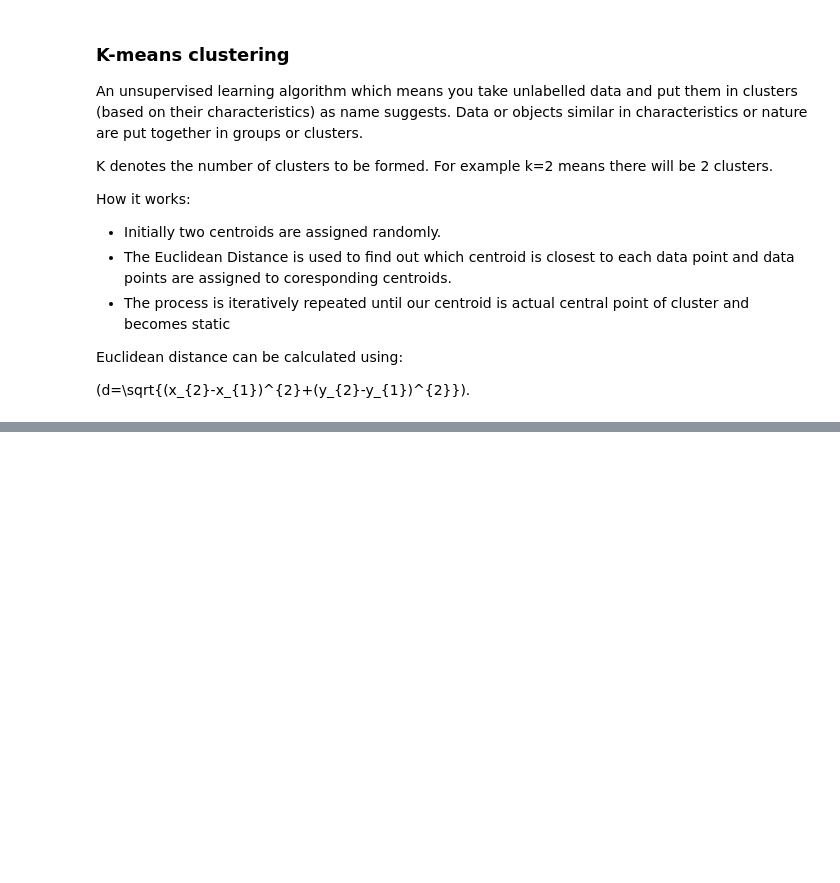
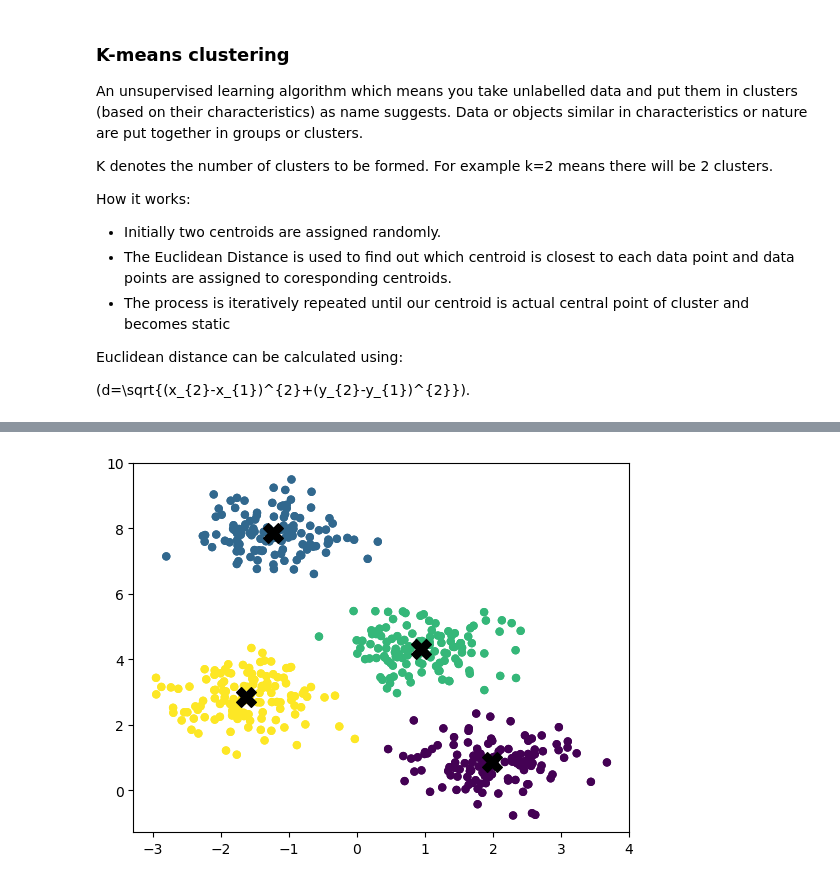
Before and after one commit to samanrizwan/Machine-Learning, a Jupyter notebook: Kmeans.ipynb, the cells around one changed output, grey strips where cells are left out. Drawn from its saved outputs; the diff is of its cells as text; code cells hidden in the pictures; blank space fills up the shorter version.

Commit message:
kmeans1

```diff
--- a/Kmeans.ipynb
+++ b/Kmeans.ipynb
@@ -22,0 +45,13 @@ import seaborn as sns
+# %%
+from sklearn.cluster import KMeans
+kmeans = KMeans(n_clusters=4)
+kmeans.fit(X)
+y_kmeans = kmeans.predict(X)#tells which cluster a point belongs to
+# %%
+#Plot the clustered data
+plt.scatter(X[:, 0], X[:, 1], c=y_kmeans, s=25, cmap='viridis')
+#plot the centroids
+plt.scatter(kmeans.cluster_centers_[:, 0],kmeans.cluster_centers_[:, 1],c='black', s=200, marker='X')
+plt.show()
+# %% [output]
+[figure, added]
```
Also changed, not shown: parts of 3 cells of this notebook.
